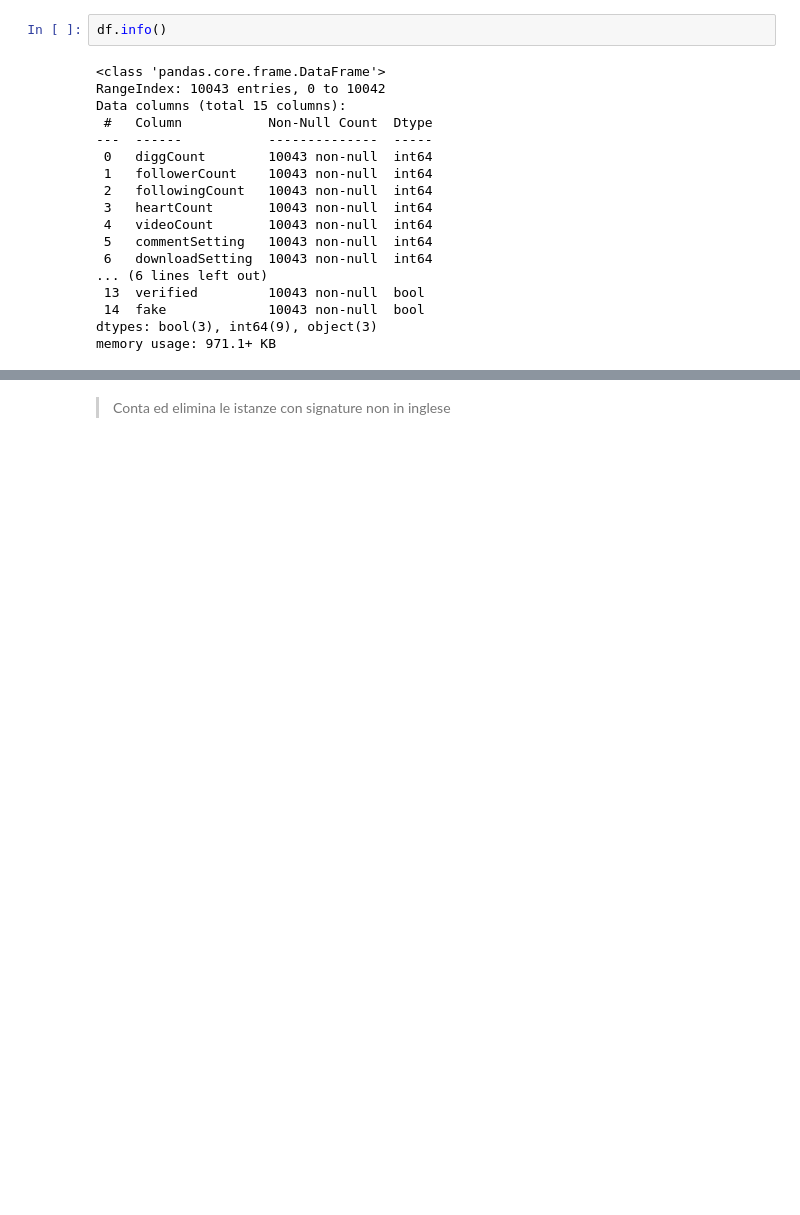
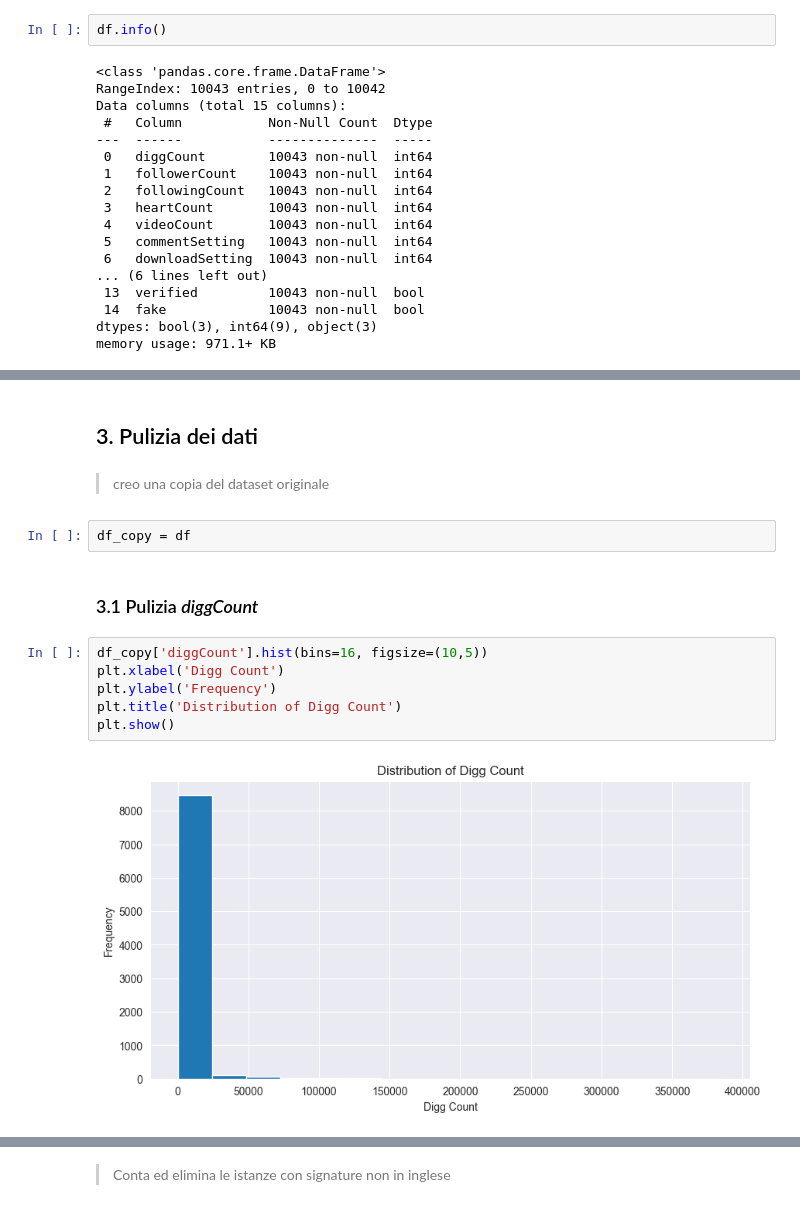
Before and after one commit to raffaele-aurucci/Fake-TikTok-Account-Detection, a Jupyter notebook: 1_Data_Cleaning.ipynb, the cells around one changed output, grey strips where cells are left out. Saved outputs shown, nothing was run; the diff lists cells and outputs as text; blank space fills up the shorter version.

Commit message:
Add df_copy and sections in Data Cleaning script

```diff
--- a/1_Data_Cleaning.ipynb
+++ b/1_Data_Cleaning.ipynb
@@ -161,3 +160,19 @@ Massimo Duet Setting: 3
 Minimo Duet Setting: 0
 Massimo Stitch Setting: 3
 Minimo Stitch Setting: 0
+# %% [markdown]
+## 3. Pulizia dei dati
+# %% [markdown]
+> creo una copia del dataset originale
+# %%
+df_copy = df
+# %% [markdown]
+### 3.1 Pulizia *diggCount*
+# %%
+df_copy['diggCount'].hist(bins=16, figsize=(10,5))
+plt.xlabel('Digg Count')
+plt.ylabel('Frequency')
+plt.title('Distribution of Digg Count')
+plt.show()
+# %% [output]
+[figure, added]
```
Also changed, not shown: parts of 55 cells of this notebook.
